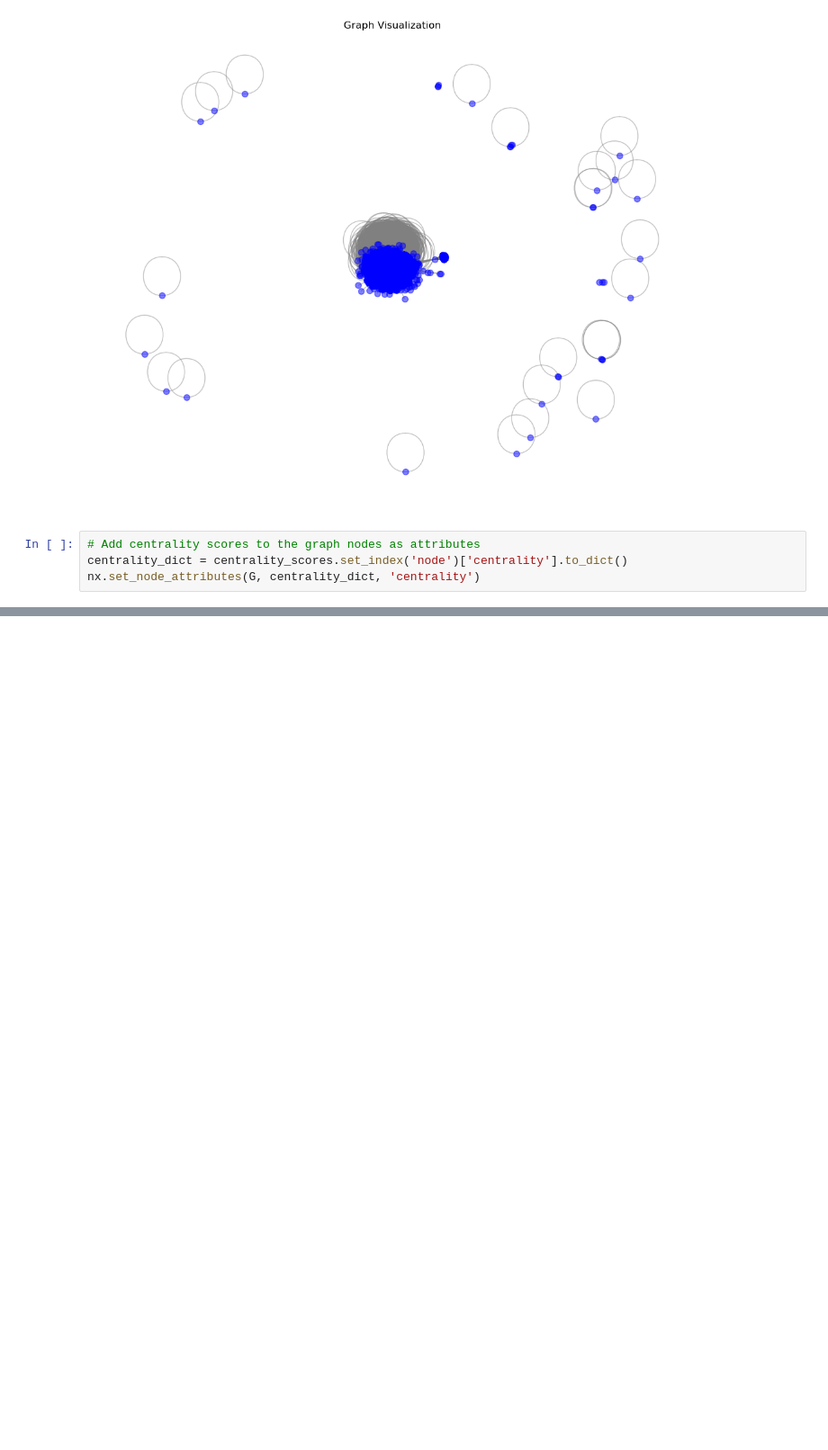
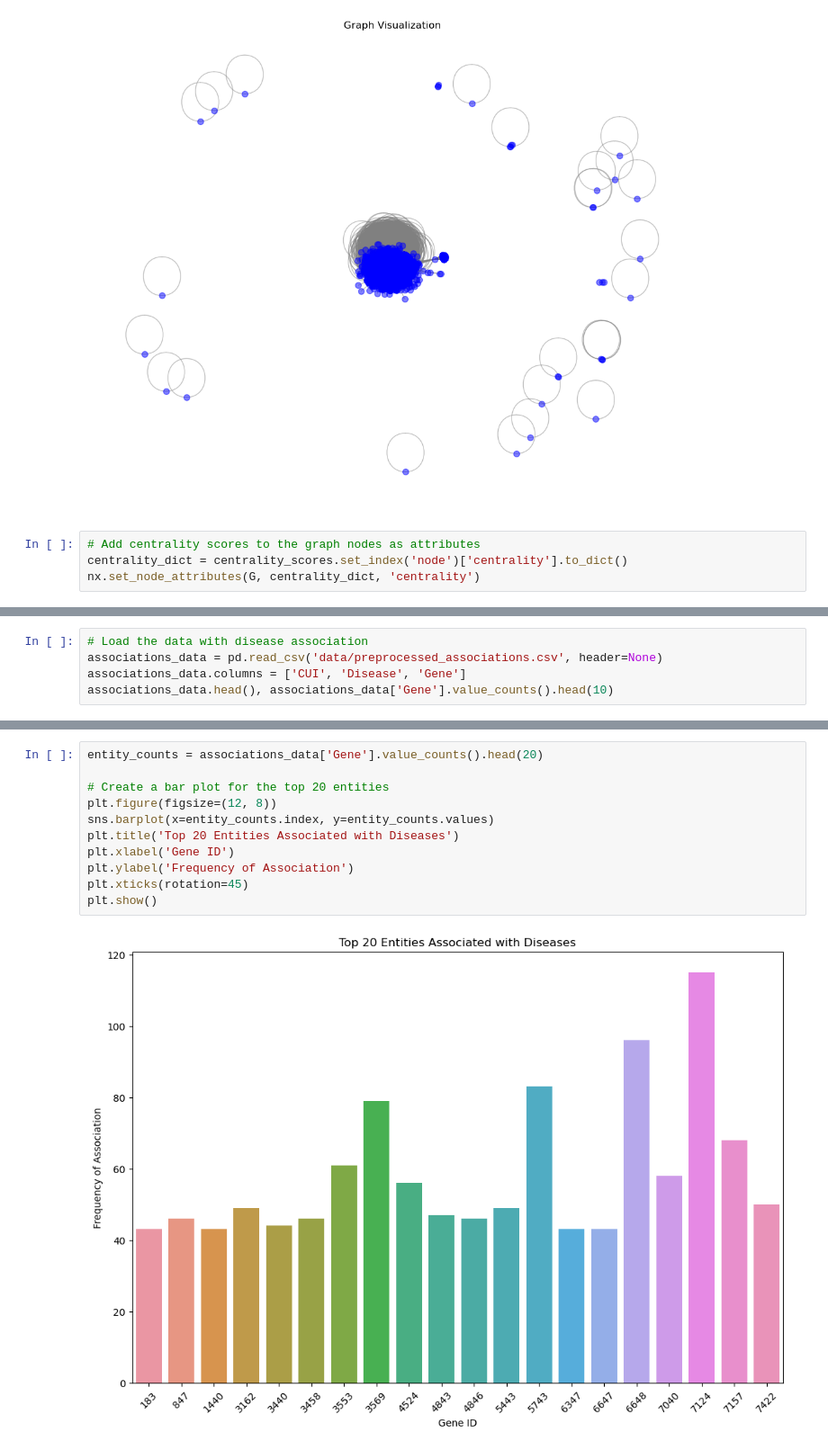
Before and after one commit to technophilic03/DS210-FInal-Project, a Jupyter notebook: fp/src/Visualization.ipynb, the cells around one changed output, grey strips where cells are left out. Shown at 90% size. Cells and saved outputs as stored; diff of their text form; blank space fills up the shorter version.

```diff
--- a/fp/src/Visualization.ipynb
+++ b/fp/src/Visualization.ipynb
@@ -57,0 +62,5 @@ plt.show()
+# %%
+# Load the data with disease association
+associations_data = pd.read_csv('data/preprocessed_associations.csv', header=None)
+associations_data.columns = ['CUI', 'Disease', 'Gene']
+associations_data.head(), associations_data['Gene'].value_counts().head(10)
@@ -57,0 +86,13 @@ plt.show()
+# %%
+entity_counts = associations_data['Gene'].value_counts().head(20)
+
+# Create a bar plot for the top 20 entities
+plt.figure(figsize=(12, 8))
+sns.barplot(x=entity_counts.index, y=entity_counts.values)
+plt.title('Top 20 Entities Associated with Diseases')
+plt.xlabel('Gene ID')
+plt.ylabel('Frequency of Association')
+plt.xticks(rotation=45)
+plt.show()
+# %% [output]
+[figure, added]
```
Also changed, not shown: parts of 4 cells of this notebook, 29 other files.
